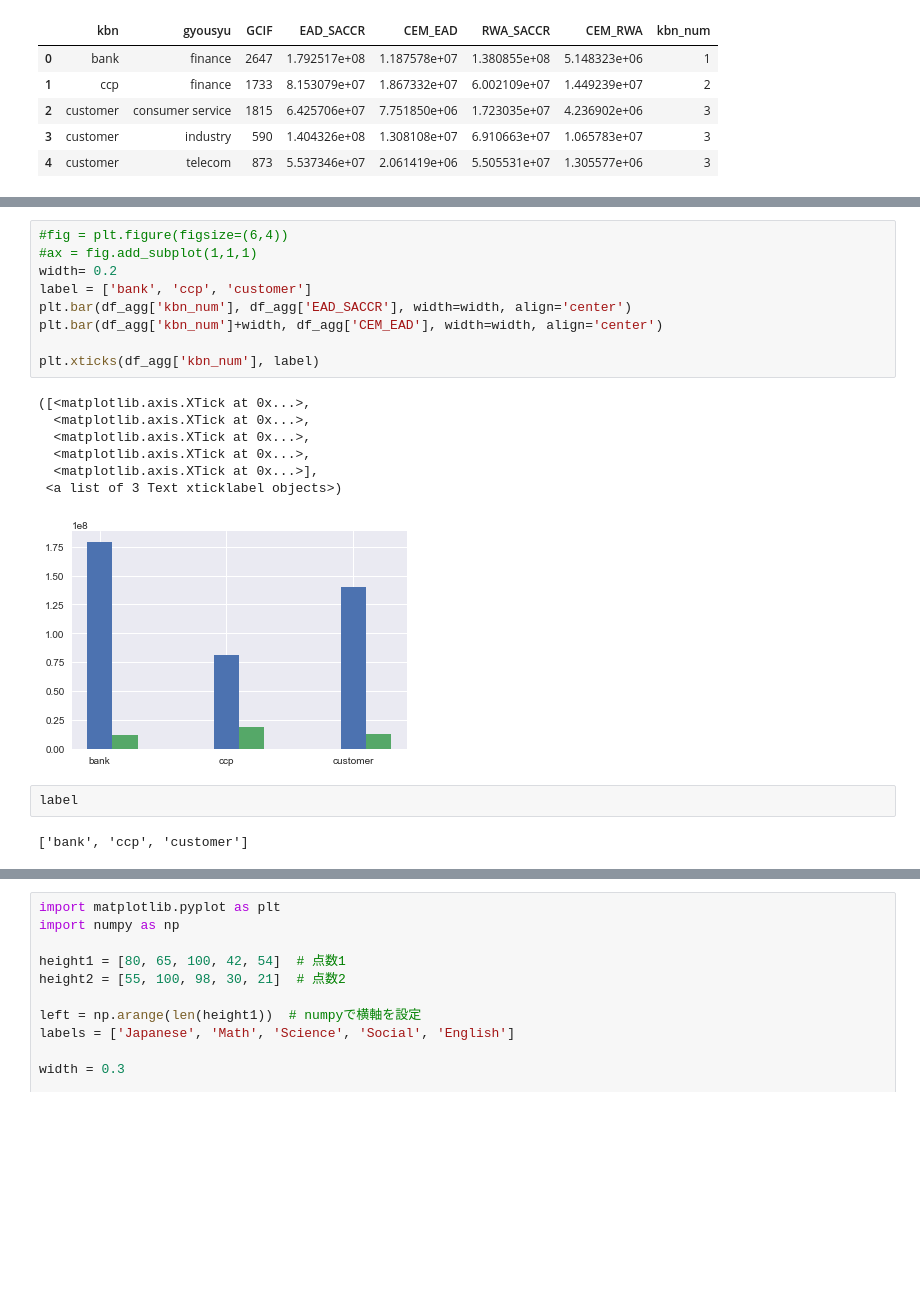
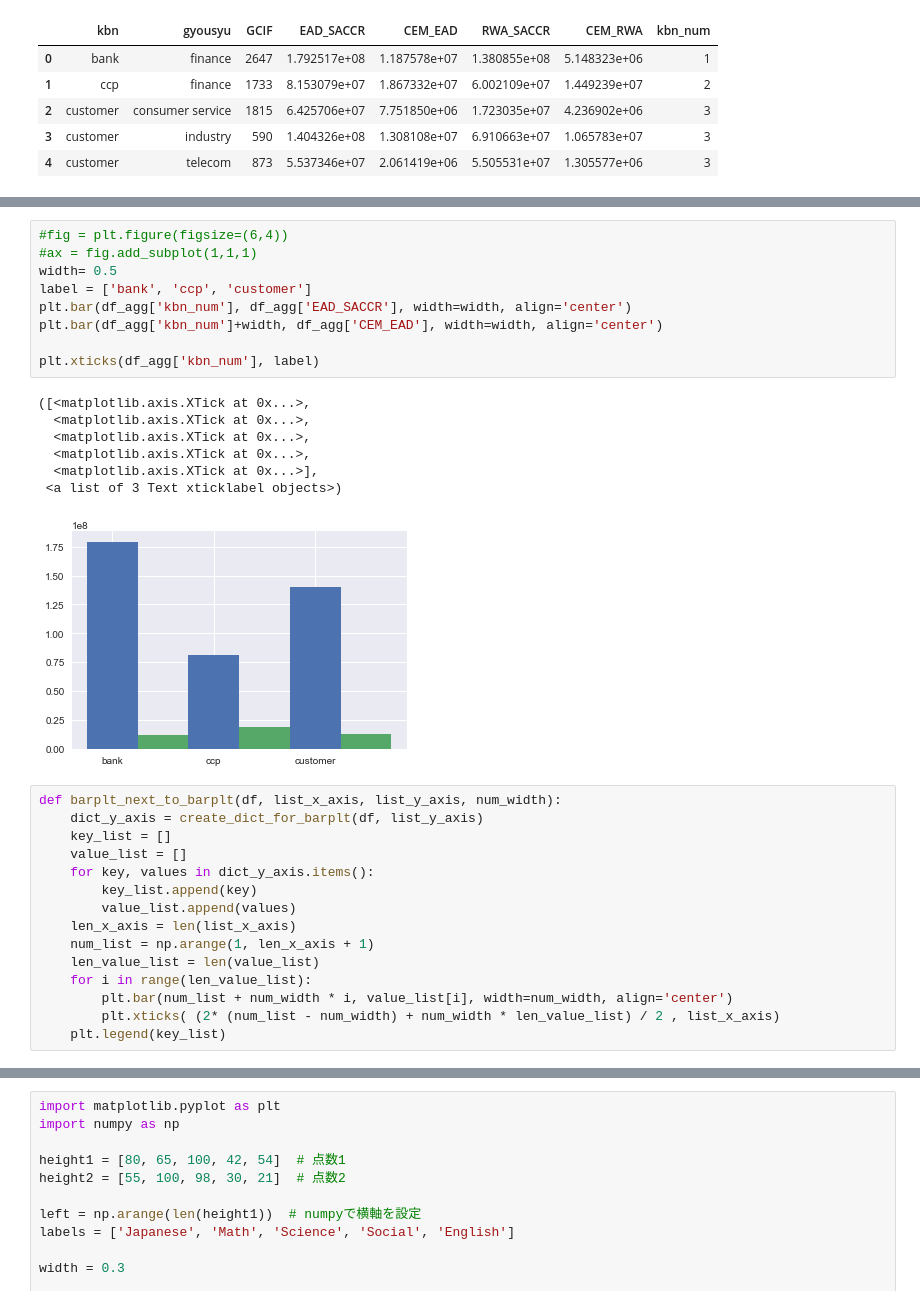
Before and after one commit to singlino0619/TOYcode, a Jupyter notebook: pandas_test/Untitled.ipynb, the cells around one changed output, grey strips where cells are left out. Saved outputs shown, nothing was run; the diff lists cells and outputs as text; blank space fills up the shorter version.

```diff
--- a/pandas_test/Untitled.ipynb
+++ b/pandas_test/Untitled.ipynb
@@ -194,21 +203,32 @@ df_agg
 # %%
 #fig = plt.figure(figsize=(6,4))
 #ax = fig.add_subplot(1,1,1)
-width= 0.2
+width= 0.5
 label = ['bank', 'ccp', 'customer']
 plt.bar(df_agg['kbn_num'], df_agg['EAD_SACCR'], width=width, align='center')
 plt.bar(df_agg['kbn_num']+width, df_agg['CEM_EAD'], width=width, align='center')
 
 plt.xticks(df_agg['kbn_num'], label)
 # %% [output]
 ([<matplotlib.axis.XTick at 0x...>,
   <matplotlib.axis.XTick at 0x...>,
   <matplotlib.axis.XTick at 0x...>,
   <matplotlib.axis.XTick at 0x...>,
   <matplotlib.axis.XTick at 0x...>],
  <a list of 3 Text xticklabel objects>)
-[figure, old version]
+[figure, new version]
-# %%
-label
-# %% [output]
-['bank', 'ccp', 'customer']
+# %%
+def barplt_next_to_barplt(df, list_x_axis, list_y_axis, num_width):
+    dict_y_axis = create_dict_for_barplt(df, list_y_axis)
+    key_list = []
+    value_list = []
+    for key, values in dict_y_axis.items():
+        key_list.append(key)
+        value_list.append(values)
+    len_x_axis = len(list_x_axis)
+    num_list = np.arange(1, len_x_axis + 1)
+    len_value_list = len(value_list)
+    for i in range(len_value_list):
+        plt.bar(num_list + num_width * i, value_list[i], width=num_width, align='center')
+        plt.xticks( (2* (num_list - num_width) + num_width * len_value_list) / 2 , list_x_axis)
+    plt.legend(key_list)
```
Also changed, not shown: parts of 11 cells of this notebook, 1 other file.
